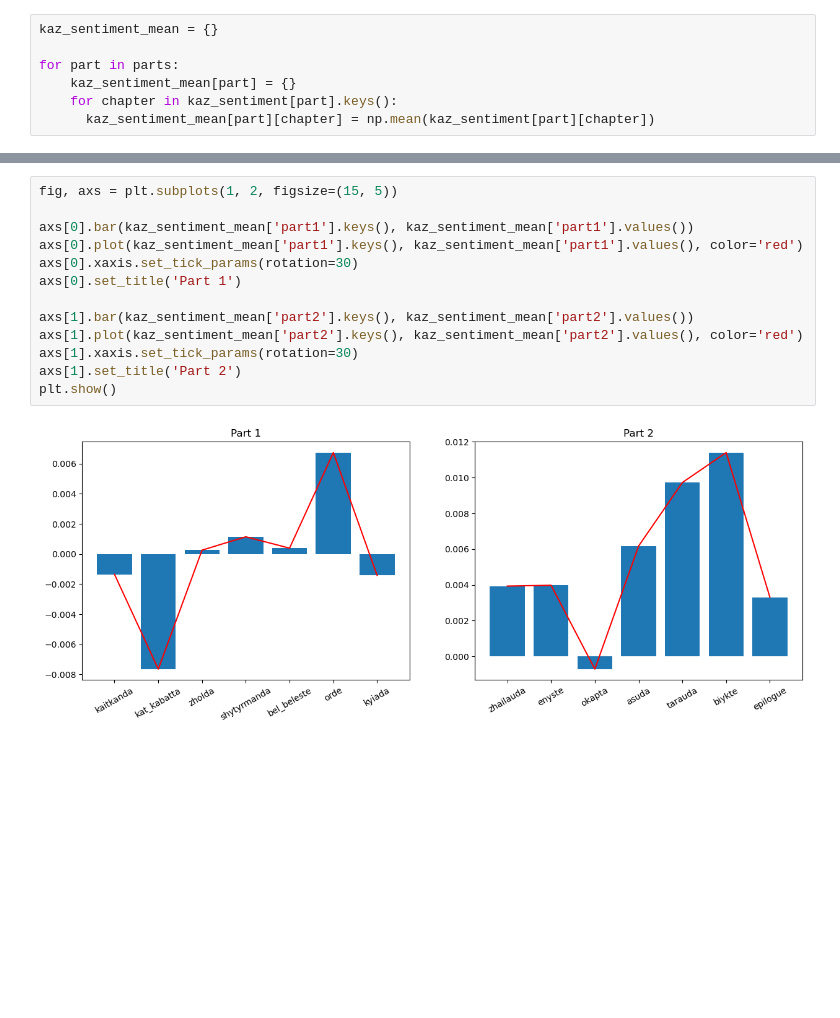
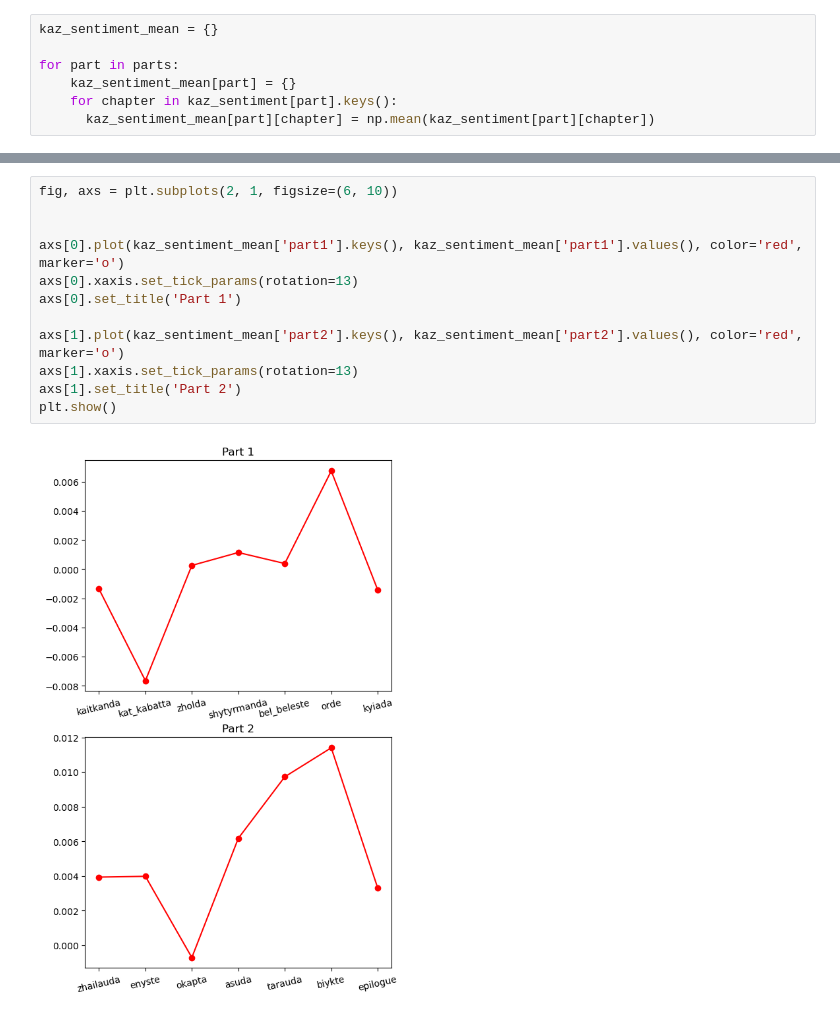
Before and after one commit to salamnocap/Abai-Text-Analysis, a Jupyter notebook: analysis/SentimentAnalysis.ipynb, the cells around one changed output, grey strips where cells are left out. Drawn from its saved outputs; the diff is of its cells as text; blank space fills up the shorter version.

```diff
--- a/analysis/SentimentAnalysis.ipynb
+++ b/analysis/SentimentAnalysis.ipynb
@@ -396,15 +392,14 @@ plot_sentiment(kaz_sentiment, kaz_port1_chapters, kaz_port2_chapters, -1, 1)
 # %%
-fig, axs = plt.subplots(1, 2, figsize=(15, 5))
+fig, axs = plt.subplots(2, 1, figsize=(6, 10))
 
-axs[0].bar(kaz_sentiment_mean['part1'].keys(), kaz_sentiment_mean['part1'].values())
-axs[0].plot(kaz_sentiment_mean['part1'].keys(), kaz_sentiment_mean['part1'].values(), color='red')
-axs[0].xaxis.set_tick_params(rotation=30)
+
+axs[0].plot(kaz_sentiment_mean['part1'].keys(), kaz_sentiment_mean['part1'].values(), color='red', marker='o')
+axs[0].xaxis.set_tick_params(rotation=13)
 axs[0].set_title('Part 1')
 
-axs[1].bar(kaz_sentiment_mean['part2'].keys(), kaz_sentiment_mean['part2'].values())
-axs[1].plot(kaz_sentiment_mean['part2'].keys(), kaz_sentiment_mean['part2'].values(), color='red')
-axs[1].xaxis.set_tick_params(rotation=30)
+axs[1].plot(kaz_sentiment_mean['part2'].keys(), kaz_sentiment_mean['part2'].values(), color='red', marker='o')
+axs[1].xaxis.set_tick_params(rotation=13)
 axs[1].set_title('Part 2')
 plt.show()
 # %% [output]
-[figure, old version]
+[figure, new version]
```
Also changed, not shown: parts of 8 cells of this notebook, 4 other files.
